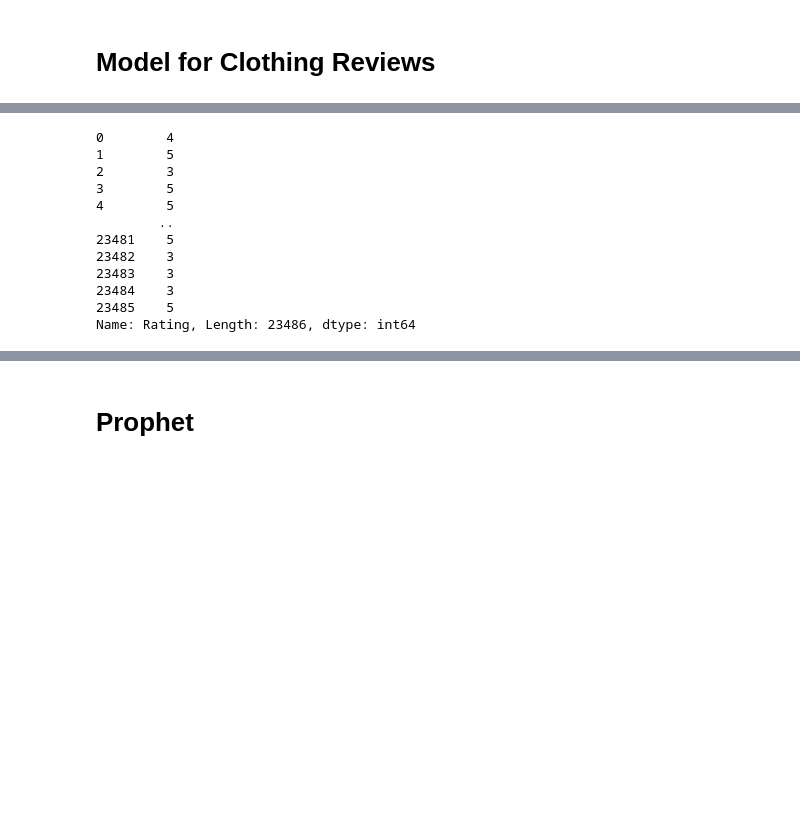
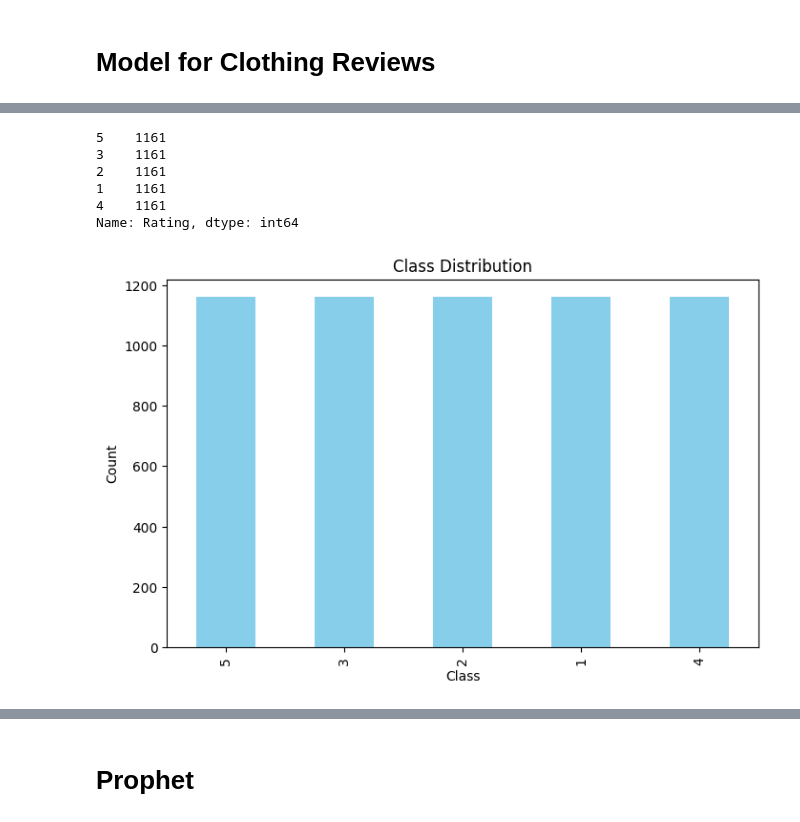
Before and after one commit to jblackM1/AAI_590-Capstone-Project, a Jupyter notebook: AAI_590_Capstone.ipynb, the cells around one changed output, grey strips where cells are left out. Cells and saved outputs as stored; diff of their text form; code cells hidden in the pictures; blank space fills up the shorter version.

```diff
--- a/AAI_590_Capstone.ipynb
+++ b/AAI_590_Capstone.ipynb
@@ -853,3 +935,11 @@ for column in ['Division Name', 'Department Name', 'Class Name']:
+# %%
+#columns_to_include =  ['Division Name', 'Department Name', 'Class Name', 'article_id']
+#columns_to_include =  ['Division Name', 'Class Name', 'article_id']
+columns_to_include =  ['Division Name', 'Class Name', 'Clothing ID', 'article_id']
+
+# Assuming X contains your features (excluding 'Rating') and y contains the target variable 'Rating'
+X = top_products_reviews[columns_to_include]
+y = top_products_reviews['Rating']
 # %%
 # Selecting columns for correlation analysis
 columns_to_include = ['Clothing ID', 'Age', 'Rating', 'Recommended IND', 'Positive Feedback Count',
@@ -872,27 +962 @@ Text(0.5, 1.0, 'Correlation Matrix')
-# %%
-from sklearn.linear_model import LinearRegression
-from sklearn.metrics import mean_squared_error
-
-columns_to_include =  ['Division Name', 'Department Name', 'Class Name']
-#columns_to_include =  ['Division Name','Class Name']
-
-
-# Split the data into features (X) and target variable (y)
-X = df_product_reviews_encoded[columns_to_include]
-y = df_product_reviews_encoded['Rating']
-
-print(y)
-# %% [output]
-0        4
-1        5
-2        3
-3        5
-4        5
-        ..
-23481    5
-23482    3
-23483    3
-23484    3
-23485    5
-Name: Rating, Length: 23486, dtype: int64
 # %%
@@ -901,3 +972,24 @@ X_train, X_test, y_train, y_test = train_test_split(X, y, test_size=0.2, random_
+# %%
+class_counts = y_train.value_counts()
+print(class_counts)
+# %% [output]
+5    1161
+3    1161
+2    1161
+1    1161
+4    1161
+Name: Rating, dtype: int64
+# %%
+import matplotlib.pyplot as plt
+
+plt.figure(figsize=(8, 5))
+y_train.value_counts().plot(kind='bar', color='skyblue')
+plt.title('Class Distribution')
+plt.xlabel('Class')
+plt.ylabel('Count')
+plt.show()
+# %% [output]
+[figure, added]
 # %%
 #@title Train Model
 # Choose and train the model (Linear Regression in this example)
```
Also changed, not shown: parts of 25 cells of this notebook.
